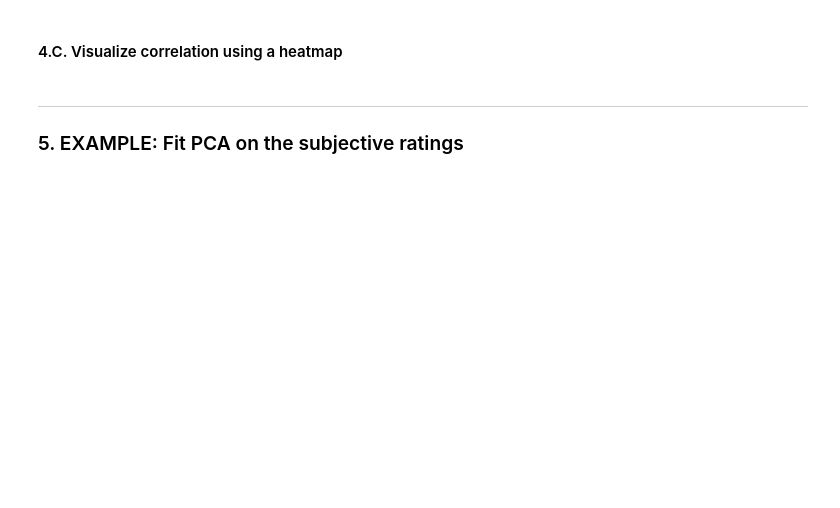
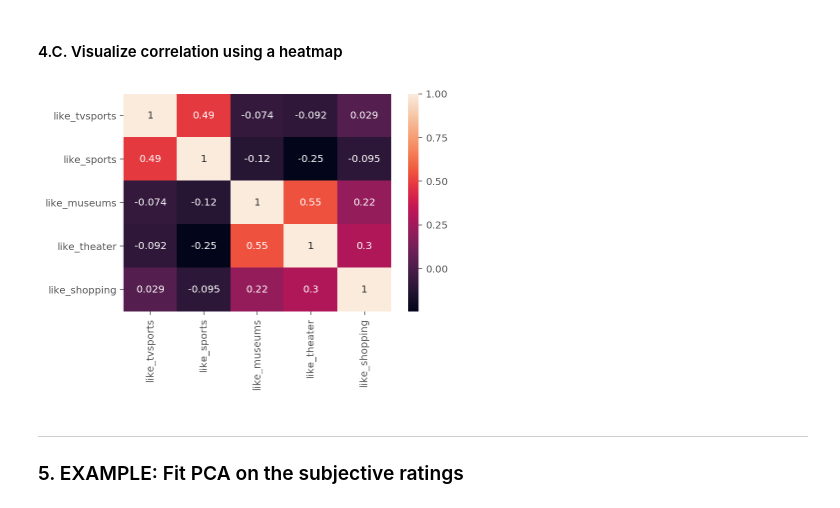
Before and after one commit to AbdullahMu/pca, a Jupyter notebook: lab/pca-intro-lab-starter.ipynb, the cells around one changed output. Saved outputs shown, nothing was run; the diff lists cells and outputs as text; code cells hidden in the pictures; blank space fills up the shorter version.

```diff
--- a/lab/pca-intro-lab-starter.ipynb
+++ b/lab/pca-intro-lab-starter.ipynb
@@ -147,3 +204,8 @@ sd_like = sd[preference_cols]
+# %%
+# A:
+sns.heatmap(sd_like.corr(), annot=True);
+# %% [output]
+[figure, added]
 # %% [markdown]
 ---
 
```
Also changed, not shown: parts of 47 cells of this notebook.
